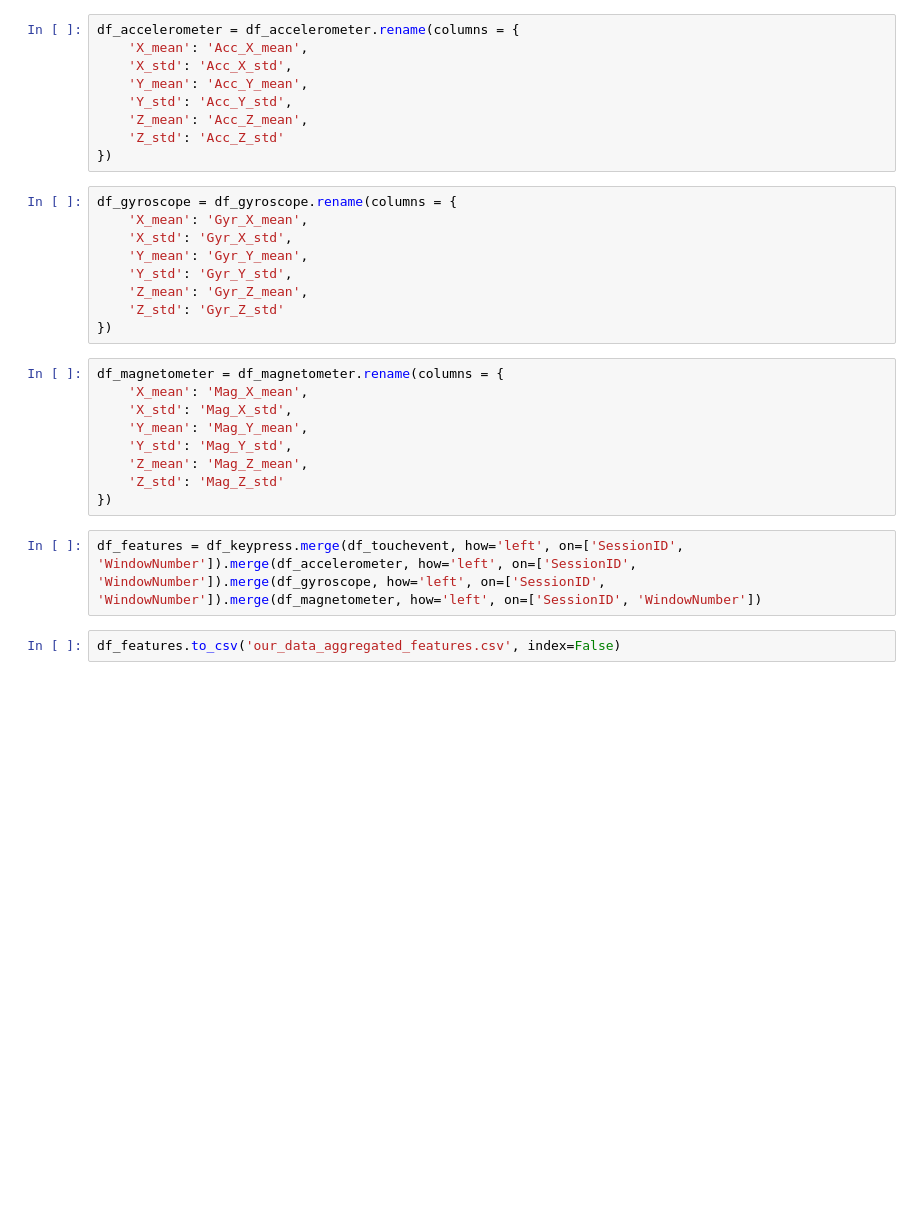
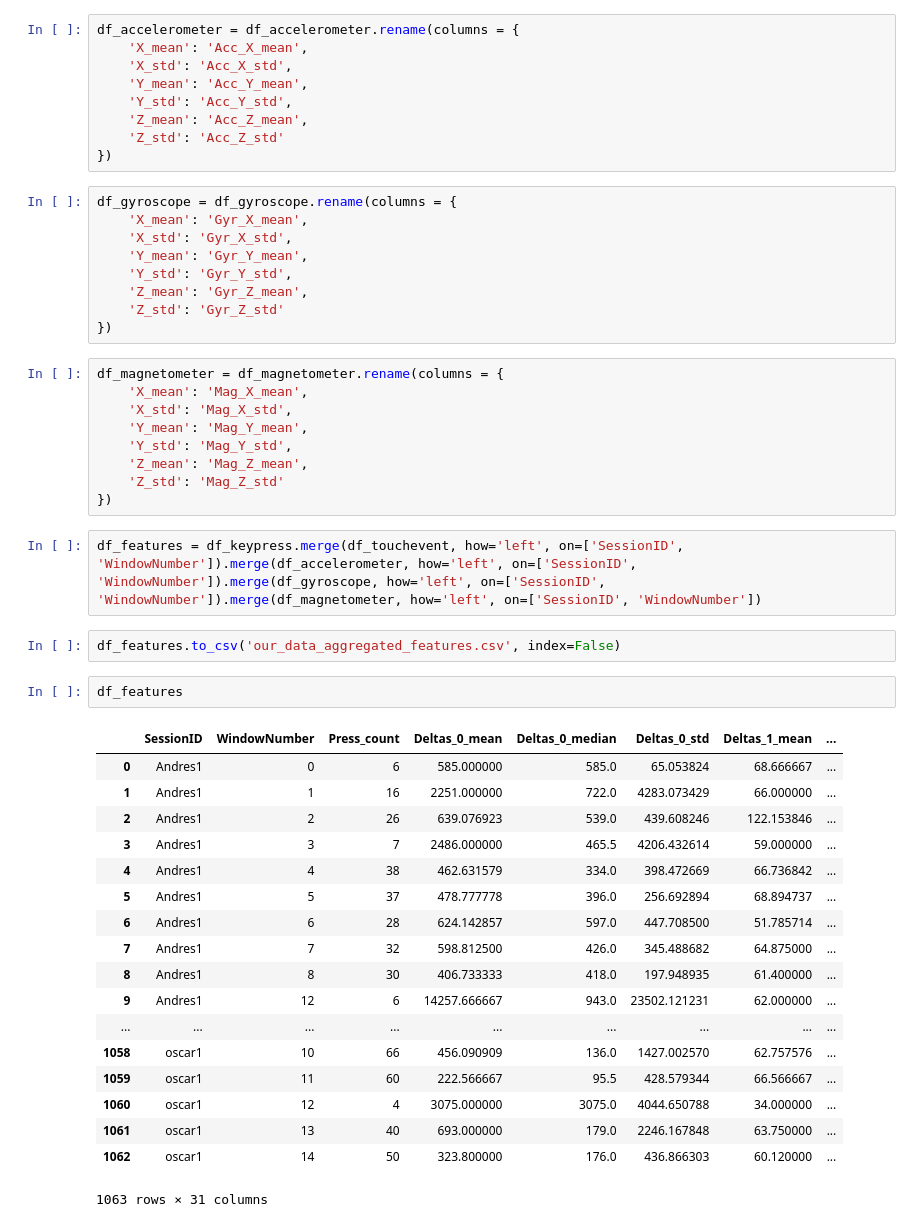
Before and after one commit to thicorfon/AegisModel, a Jupyter notebook: 04-Merge-features.ipynb, the cells around one changed output. Cells and saved outputs as stored; diff of their text form; blank space fills up the shorter version.

```diff
--- a/04-Merge-features.ipynb
+++ b/04-Merge-features.ipynb
@@ -43,3 +43,24 @@ df_magnetometer = df_magnetometer.rename(columns = {
 df_features = df_keypress.merge(df_touchevent, how='left', on=['SessionID', 'WindowNumber']).merge(df_accelerometer, how='left', on=['SessionID', 'WindowNumber']).merge(df_gyroscope, how='left', on=['SessionID', 'WindowNumber']).merge(df_magnetometer, how='left', on=['SessionID', 'WindowNumber'])
 # %%
 df_features.to_csv('our_data_aggregated_features.csv', index=False)
+# %%
+df_features
+# %% [output]
+|  | SessionID | WindowNumber | Press_count | Deltas_0_mean | Deltas_0_median | Deltas_0_std | Deltas_1_mean | ... |
+| 0 | Andres1 | 0 | 6 | 585.000000 | 585.0 | 65.053824 | 68.666667 | ... |
+| 1 | Andres1 | 1 | 16 | 2251.000000 | 722.0 | 4283.073429 | 66.000000 | ... |
+| 2 | Andres1 | 2 | 26 | 639.076923 | 539.0 | 439.608246 | 122.153846 | ... |
+| 3 | Andres1 | 3 | 7 | 2486.000000 | 465.5 | 4206.432614 | 59.000000 | ... |
+| 4 | Andres1 | 4 | 38 | 462.631579 | 334.0 | 398.472669 | 66.736842 | ... |
+| 5 | Andres1 | 5 | 37 | 478.777778 | 396.0 | 256.692894 | 68.894737 | ... |
+| 6 | Andres1 | 6 | 28 | 624.142857 | 597.0 | 447.708500 | 51.785714 | ... |
+| 7 | Andres1 | 7 | 32 | 598.812500 | 426.0 | 345.488682 | 64.875000 | ... |
+| 8 | Andres1 | 8 | 30 | 406.733333 | 418.0 | 197.948935 | 61.400000 | ... |
+| 9 | Andres1 | 12 | 6 | 14257.666667 | 943.0 | 23502.121231 | 62.000000 | ... |
+| ... | ... | ... | ... | ... | ... | ... | ... | ... |
+| 1058 | oscar1 | 10 | 66 | 456.090909 | 136.0 | 1427.002570 | 62.757576 | ... |
+| 1059 | oscar1 | 11 | 60 | 222.566667 | 95.5 | 428.579344 | 66.566667 | ... |
+| 1060 | oscar1 | 12 | 4 | 3075.000000 | 3075.0 | 4044.650788 | 34.000000 | ... |
+| 1061 | oscar1 | 13 | 40 | 693.000000 | 179.0 | 2246.167848 | 63.750000 | ... |
+| 1062 | oscar1 | 14 | 50 | 323.800000 | 176.0 | 436.866303 | 60.120000 | ... |
+1063 rows × 31 columns
```
Also changed, not shown: 9 other files.
